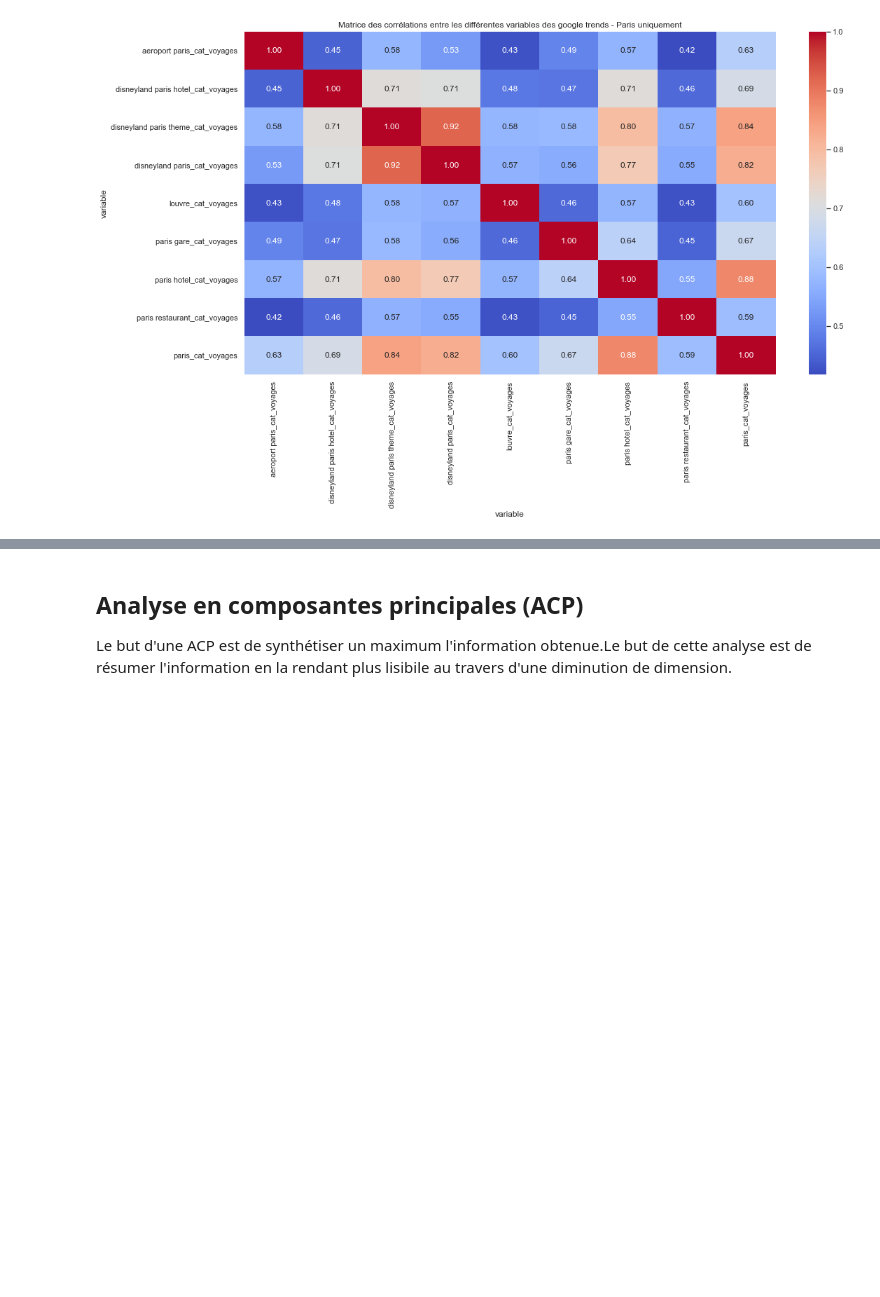
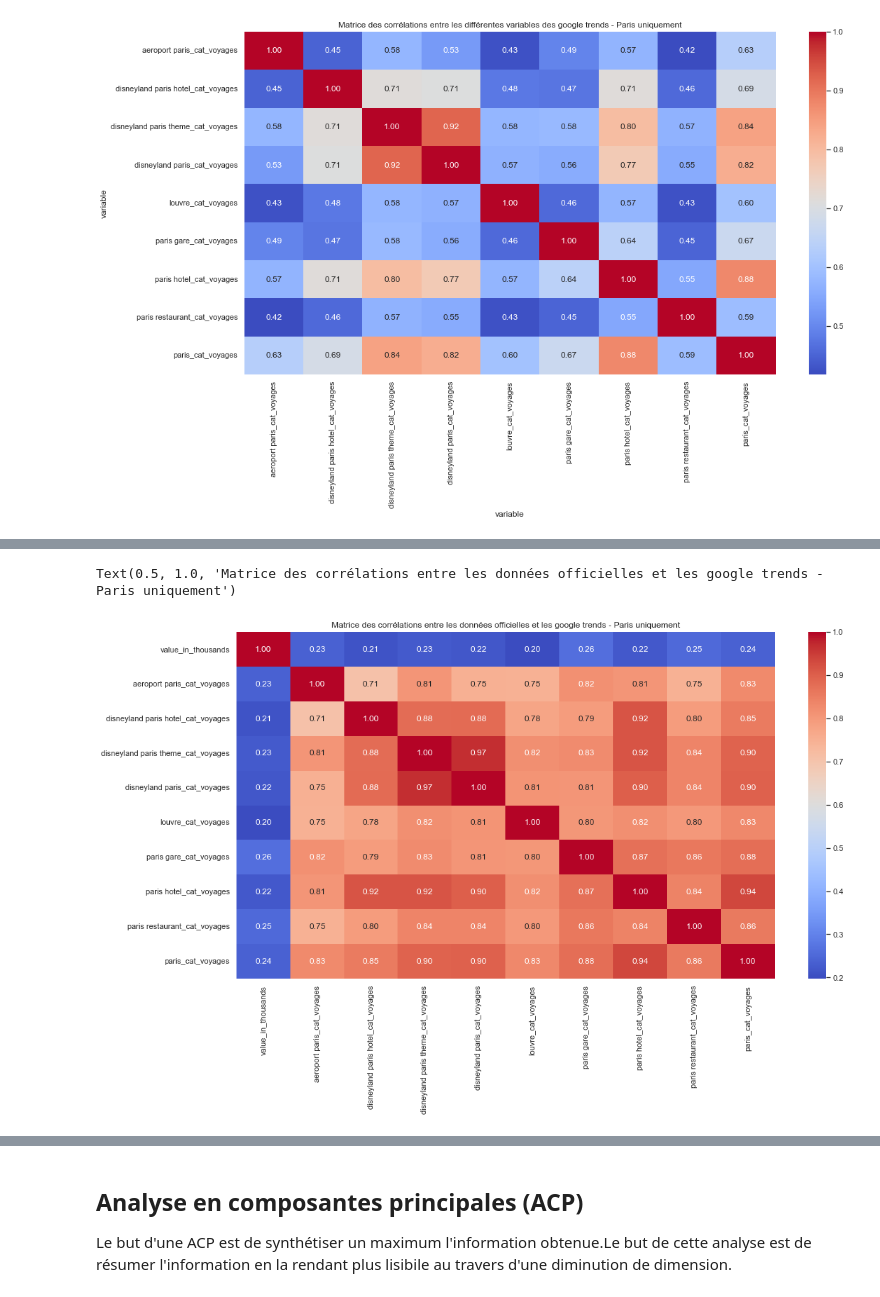
Before and after one commit to julienowack/stat_app, a Jupyter notebook: google_trend.ipynb, the cells around one changed output, grey strips where cells are left out. Cells and saved outputs as stored; diff of their text form; code cells hidden in the pictures; blank space fills up the shorter version.

Commit message:
Représentation gg trend + matrice corrélation avec données off

```diff
--- a/google_trend.ipynb
+++ b/google_trend.ipynb
@@ -70,0 +116,12 @@ Text(0.5, 1.0, 'Matrice des corrélations entre les différentes variables des g
+# %%
+df_gt_paris = df_gt[df_gt.variable.str.contains('paris|Louvre', case=False)]
+df_gt_paris = df_gt_paris.reset_index().pivot_table(values = "value", index = "date", columns = "variable")
+df_gt_paris=df_gt_paris.reset_index()
+# %%
+df_gt_paris['Year'] = df_gt_paris['date'].dt.year
+df_gt_paris['Month'] = df_gt_paris['date'].dt.month
+df_gt_paris['Year-Month'] = df_gt_paris['date'].dt.strftime('%Y-%m-01')
+# %%
+df_gt_paris2 = df_gt_paris.groupby('Year-Month', as_index=False).mean()
+df_gt_paris2['Year-Month']=pd.to_datetime(df_gt3['Year-Month'], errors='coerce')
+df_gt_paris2
@@ -70,0 +146,5 @@ Text(0.5, 1.0, 'Matrice des corrélations entre les différentes variables des g
+# %%
+# Fusion des gt et le nb de touristes offciels
+df_fusion_gt_paris = df_France_Official_Data2.merge(df_gt_paris2, how='inner', left_on="date", right_on="Year-Month")
+df_fusion_gt_paris.drop(["Year", "Month"], axis = 1, inplace=True)
+df_fusion_gt_paris
@@ -70,0 +165,9 @@ Text(0.5, 1.0, 'Matrice des corrélations entre les différentes variables des g
+# %%
+# je définis la taille de la matrice
+sns.set(rc = {'figure.figsize':(17,9)})
+# Je veux deux chiffres après la virgule
+sns.heatmap(df_fusion_gt_paris.corr(), cmap='coolwarm', annot=True, fmt=".2f")
+plt.title("Matrice des corrélations entre les données officielles et les google trends - Paris uniquement")
+# %% [output]
+Text(0.5, 1.0, 'Matrice des corrélations entre les données officielles et les google trends - Paris uniquement')
+[figure, added]
```
Also changed, not shown: parts of 13 cells of this notebook.
